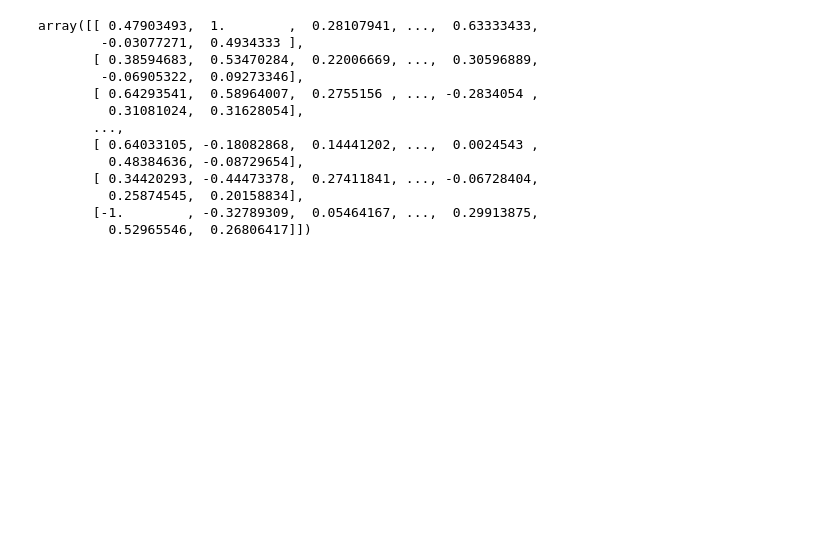
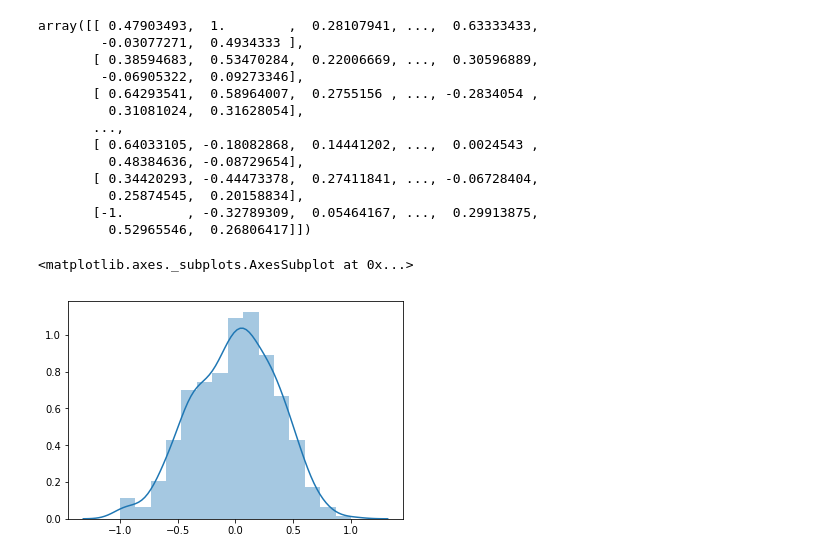
Before and after one commit to josechudev/GeneExpressionBiClustering, a Jupyter notebook: Notebooks/1.0 Exploring Raw Data.ipynb, the cells around one changed output. Drawn from its saved outputs; the diff is of its cells as text; code cells hidden in the pictures; blank space fills up the shorter version.

```diff
--- a/Notebooks/1.0 Exploring Raw Data.ipynb
+++ b/Notebooks/1.0 Exploring Raw Data.ipynb
@@ -119,4 +116,9 @@ array([[ 0.47903493,  1.        ,  0.28107941, ...,  0.63333433,
          0.25874545,  0.20158834],
        [-1.        , -0.32789309,  0.05464167, ...,  0.29913875,
          0.52965546,  0.26806417]])
+# %%
+sns.distplot(plotdata[:,17])
+# %% [output]
+<matplotlib.axes._subplots.AxesSubplot at 0x...>
+[figure, added]
 # %%
```
Also changed, not shown: parts of 4 cells of this notebook.
